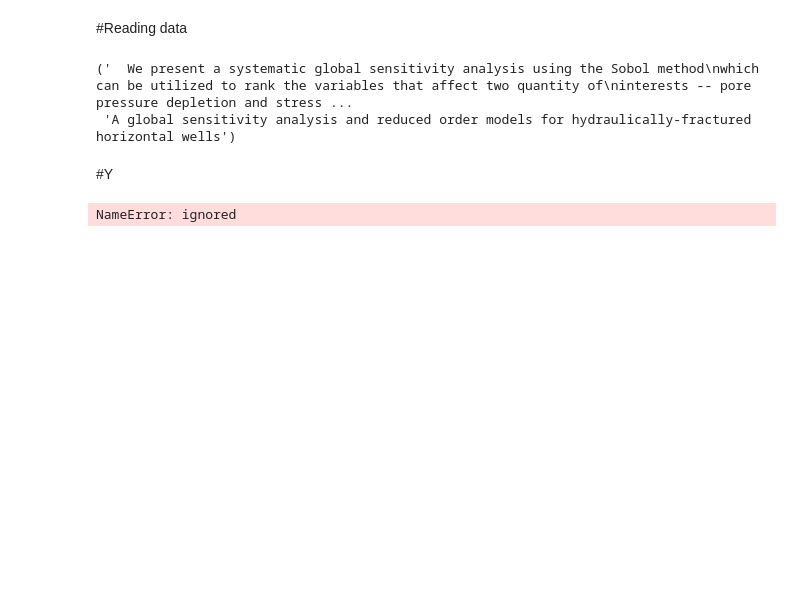
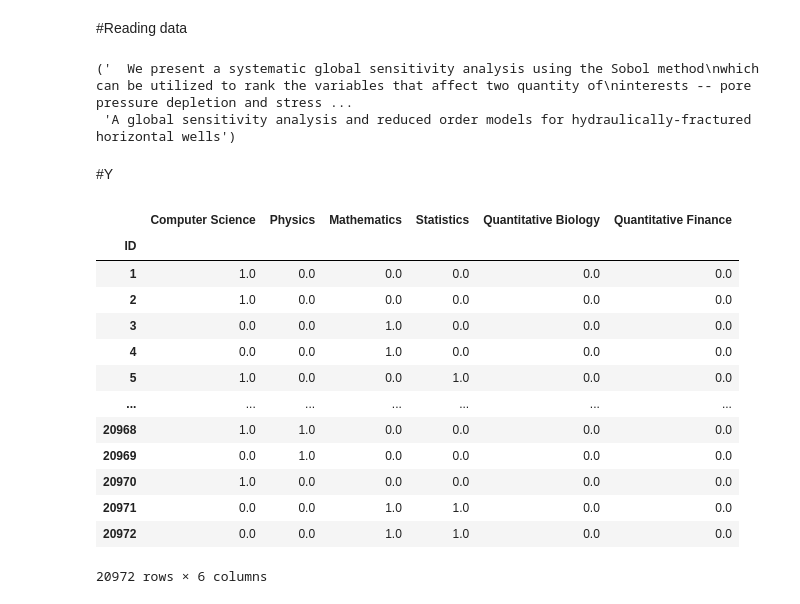
Before and after one commit to vyassuyog1/Janta-hack1, a Jupyter notebook: JantaHackLibrary.ipynb, the cells around one changed output. Cells and saved outputs as stored; diff of their text form; code cells hidden in the pictures; blank space fills up the shorter version.

```diff
--- a/JantaHackLibrary.ipynb
+++ b/JantaHackLibrary.ipynb
@@ -106,6 +120,18 @@ df.iloc[10]['ABSTRACT'], df.iloc[10]['TITLE']
 # %%
 Y=df[df.train==1].iloc[:,2:-1]
+Y
+# %% [output]
+|  | Computer Science | Physics | Mathematics | Statistics | Quantitative Biology | Quantitative Finance |
+| ID |  |  |  |  |  |  |
+| 1 | 1.0 | 0.0 | 0.0 | 0.0 | 0.0 | 0.0 |
+| 2 | 1.0 | 0.0 | 0.0 | 0.0 | 0.0 | 0.0 |
+| 3 | 0.0 | 0.0 | 1.0 | 0.0 | 0.0 | 0.0 |
+| 4 | 0.0 | 0.0 | 1.0 | 0.0 | 0.0 | 0.0 |
+| 5 | 1.0 | 0.0 | 0.0 | 1.0 | 0.0 | 0.0 |
+| ... | ... | ... | ... | ... | ... | ... |
+| 20968 | 1.0 | 1.0 | 0.0 | 0.0 | 0.0 | 0.0 |
+| 20969 | 0.0 | 1.0 | 0.0 | 0.0 | 0.0 | 0.0 |
+| 20970 | 1.0 | 0.0 | 0.0 | 0.0 | 0.0 | 0.0 |
+| 20971 | 0.0 | 0.0 | 1.0 | 1.0 | 0.0 | 0.0 |
+| 20972 | 0.0 | 0.0 | 1.0 | 1.0 | 0.0 | 0.0 |
+20972 rows × 6 columns
-# %%
-np.asarray(Y)
-# %% [output]
-NameError: ignored
```
Also changed, not shown: parts of 37 cells of this notebook.
